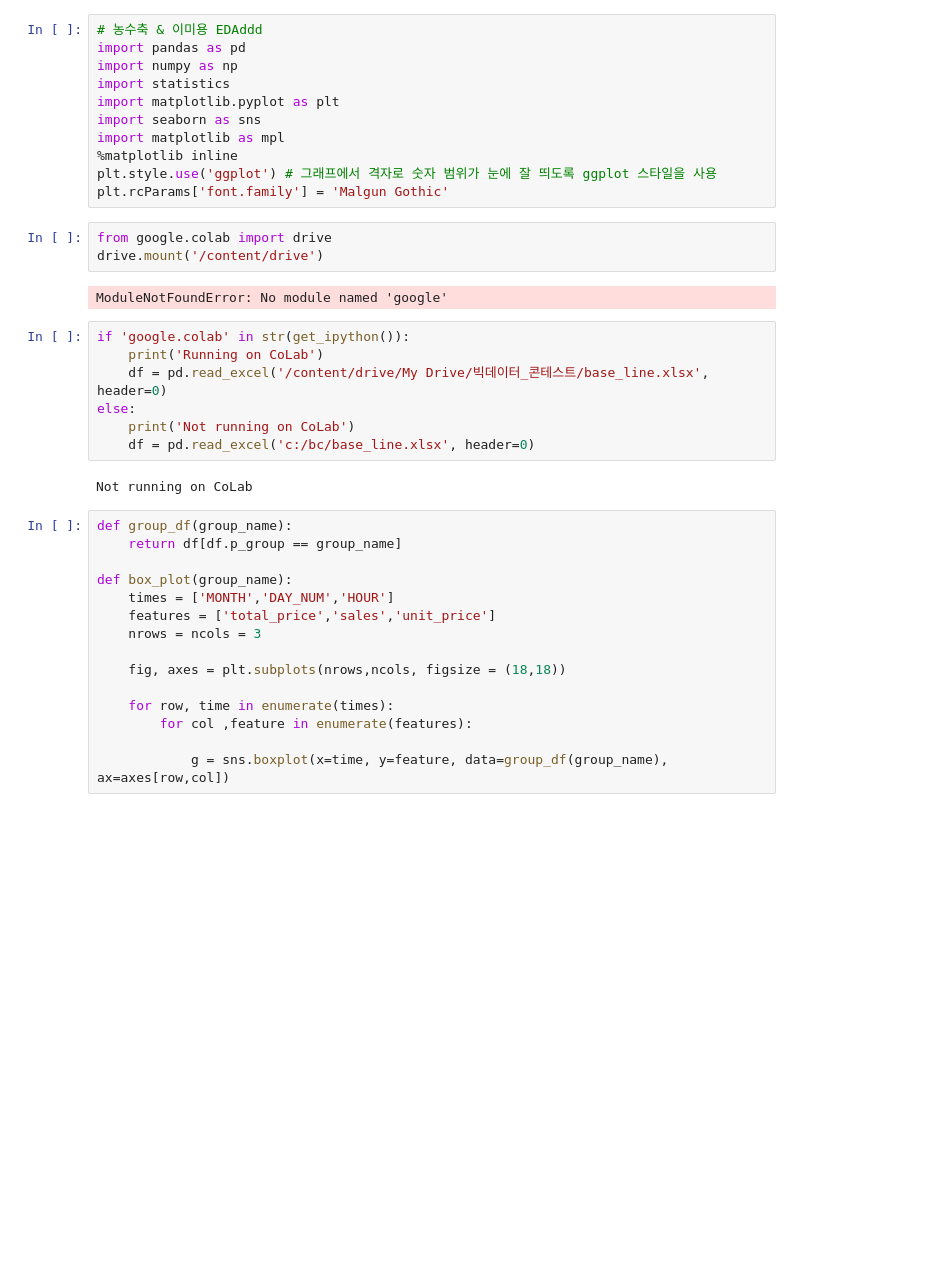
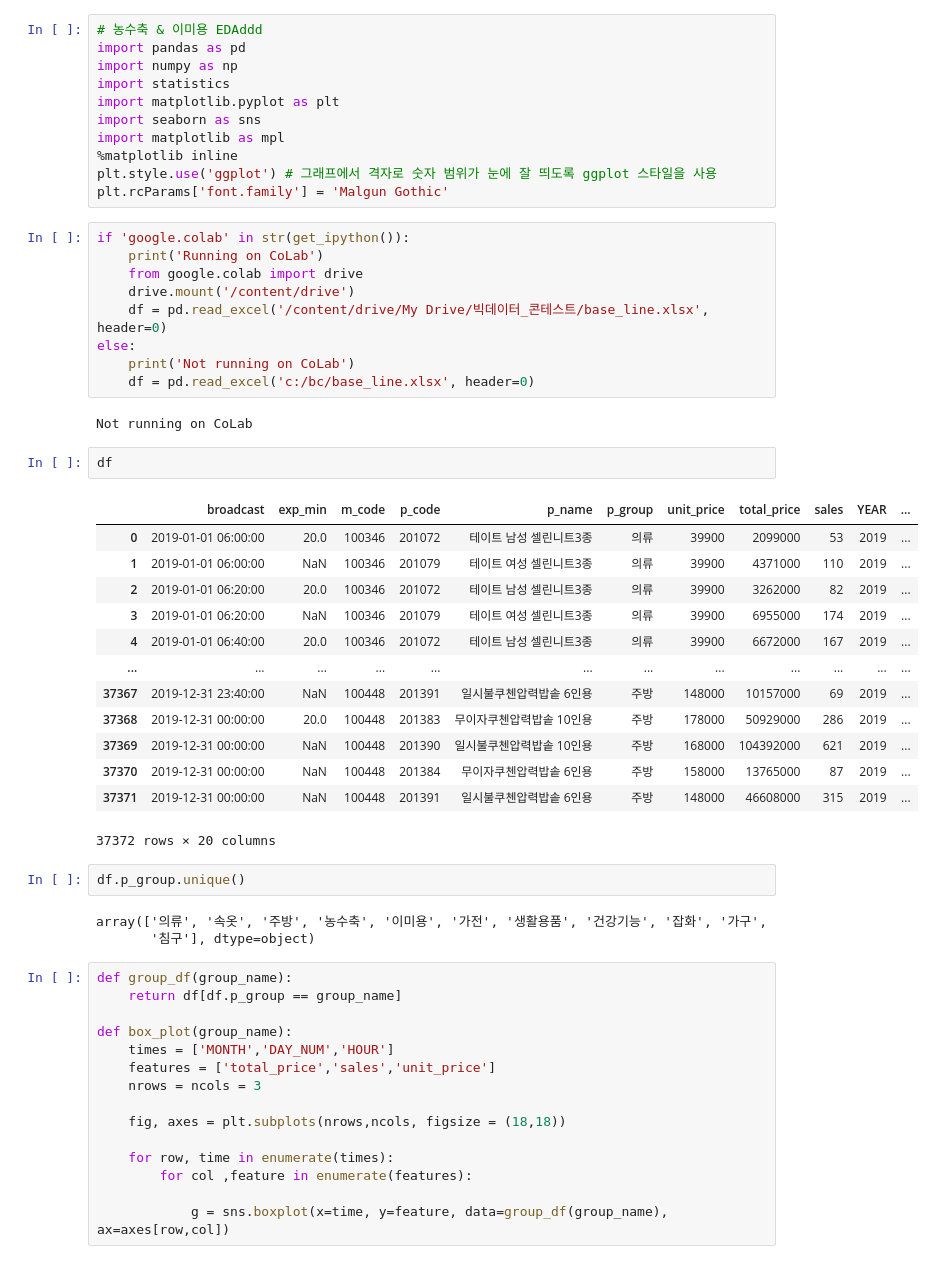
Before and after one commit to bombom93/bigcontest, a Jupyter notebook: EDA.ipynb, the cells around one changed output. Drawn from its saved outputs; the diff is of its cells as text; blank space fills up the shorter version.

```diff
--- a/EDA.ipynb
+++ b/EDA.ipynb
@@ -9,20 +9,38 @@ import matplotlib as mpl
 %matplotlib inline
 plt.style.use('ggplot') # 그래프에서 격자로 숫자 범위가 눈에 잘 띄도록 ggplot 스타일을 사용
 plt.rcParams['font.family'] = 'Malgun Gothic'
-# %%
-from google.colab import drive
-drive.mount('/content/drive')
-# %% [output]
-ModuleNotFoundError: No module named 'google'
 # %%
 if 'google.colab' in str(get_ipython()):
     print('Running on CoLab')
+    from google.colab import drive
+    drive.mount('/content/drive')
     df = pd.read_excel('/content/drive/My Drive/빅데이터_콘테스트/base_line.xlsx', header=0)
 else:
     print('Not running on CoLab')
     df = pd.read_excel('c:/bc/base_line.xlsx', header=0)
 # %% [output]
 Not running on CoLab
+# %%
+df
+# %% [output]
+|  | broadcast | exp_min | m_code | p_code | p_name | p_group | unit_price | total_price | sales | YEAR | ... |
+| 0 | 2019-01-01 06:00:00 | 20.0 | 100346 | 201072 | 테이트 남성 셀린니트3종 | 의류 | 39900 | 2099000 | 53 | 2019 | ... |
+| 1 | 2019-01-01 06:00:00 | NaN | 100346 | 201079 | 테이트 여성 셀린니트3종 | 의류 | 39900 | 4371000 | 110 | 2019 | ... |
+| 2 | 2019-01-01 06:20:00 | 20.0 | 100346 | 201072 | 테이트 남성 셀린니트3종 | 의류 | 39900 | 3262000 | 82 | 2019 | ... |
+| 3 | 2019-01-01 06:20:00 | NaN | 100346 | 201079 | 테이트 여성 셀린니트3종 | 의류 | 39900 | 6955000 | 174 | 2019 | ... |
+| 4 | 2019-01-01 06:40:00 | 20.0 | 100346 | 201072 | 테이트 남성 셀린니트3종 | 의류 | 39900 | 6672000 | 167 | 2019 | ... |
+| ... | ... | ... | ... | ... | ... | ... | ... | ... | ... | ... | ... |
+| 37367 | 2019-12-31 23:40:00 | NaN | 100448 | 201391 | 일시불쿠첸압력밥솥 6인용 | 주방 | 148000 | 10157000 | 69 | 2019 | ... |
+| 37368 | 2019-12-31 00:00:00 | 20.0 | 100448 | 201383 | 무이자쿠첸압력밥솥 10인용 | 주방 | 178000 | 50929000 | 286 | 2019 | ... |
+| 37369 | 2019-12-31 00:00:00 | NaN | 100448 | 201390 | 일시불쿠첸압력밥솥 10인용 | 주방 | 168000 | 104392000 | 621 | 2019 | ... |
+| 37370 | 2019-12-31 00:00:00 | NaN | 100448 | 201384 | 무이자쿠첸압력밥솥 6인용 | 주방 | 158000 | 13765000 | 87 | 2019 | ... |
+| 37371 | 2019-12-31 00:00:00 | NaN | 100448 | 201391 | 일시불쿠첸압력밥솥 6인용 | 주방 | 148000 | 46608000 | 315 | 2019 | ... |
+37372 rows × 20 columns
+# %%
+df.p_group.unique()
+# %% [output]
+array(['의류', '속옷', '주방', '농수축', '이미용', '가전', '생활용품', '건강기능', '잡화', '가구',
+       '침구'], dtype=object)
 # %%
 def group_df(group_name):
     return df[df.p_group == group_name]
```
Also changed, not shown: parts of 4 cells of this notebook, 1 other file.
